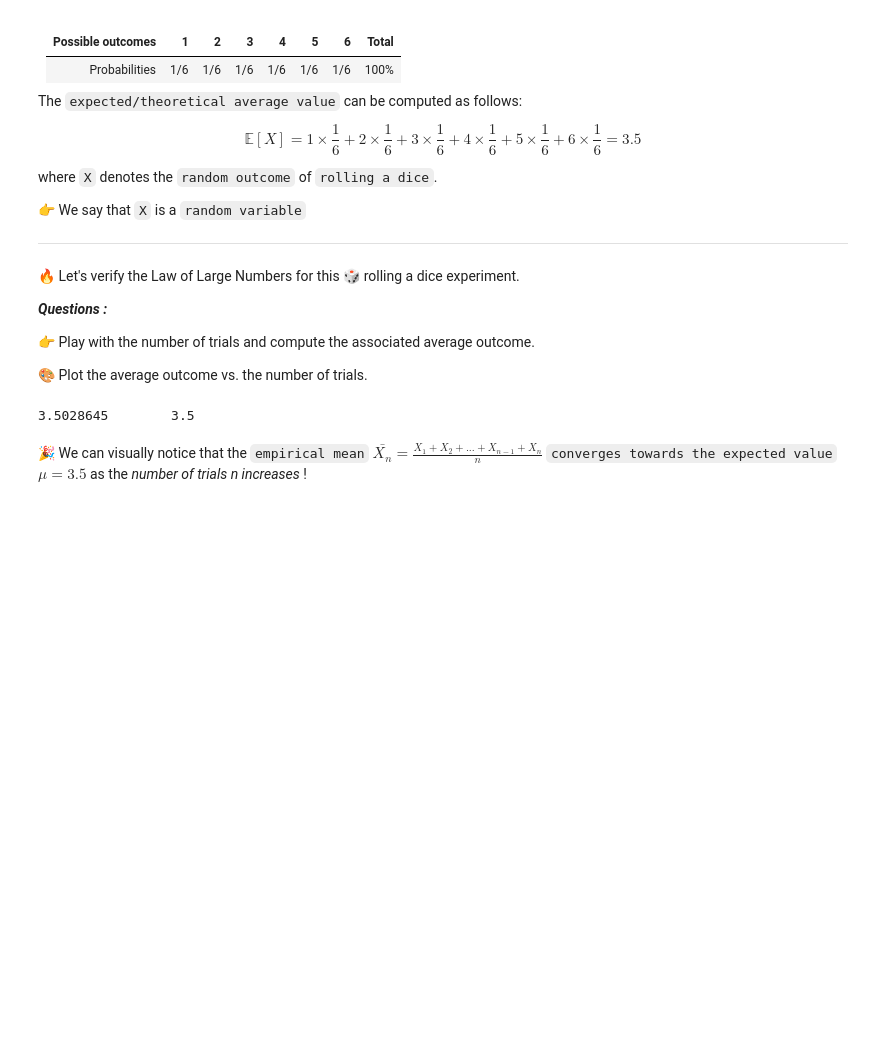
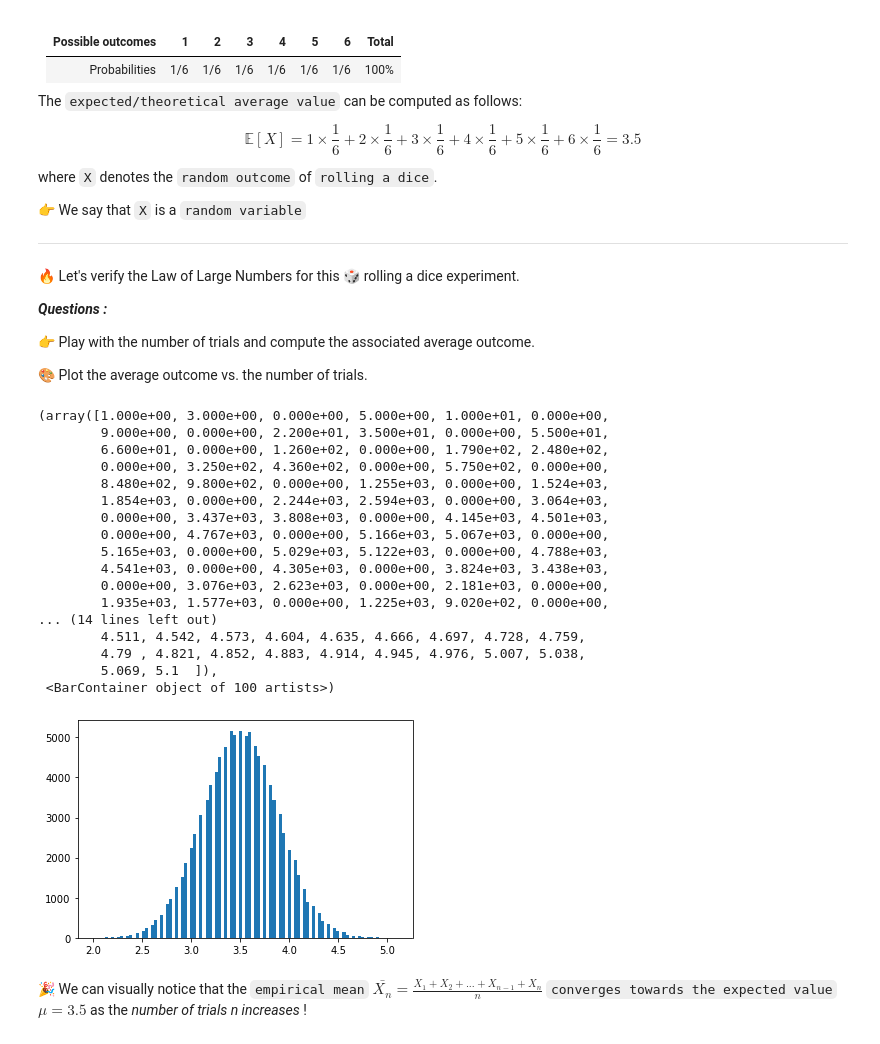
Before and after one commit to brmuloot/Briefs_5, a Jupyter notebook: law_of_large_numbers.ipynb, the cells around one changed output. Saved outputs shown, nothing was run; the diff lists cells and outputs as text; code cells hidden in the pictures; folded sections open; blank space fills up the shorter version.

Commit message:
ajout du plot

```diff
--- a/law_of_large_numbers.ipynb
+++ b/law_of_large_numbers.ipynb
@@ -78,11 +78,33 @@ where `X` denotes the `random outcome` of `rolling a dice`.
 🎨 Plot the average outcome vs. the number of trials.
 # %%
 # YOUR CODE HERE
-outcomes = np.random.randint(1,6+1,size=2000000)
-average_outcome = sum(outcomes) / len(outcomes)
-print(average_outcome,"\t", expected_value)
+n=100000
+
+average_outcome = []
+for i in range (1,n):
+    outcomes = np.random.randint(1,6+1,size=20)
+    average_outcome.append(sum(outcomes) / len(outcomes))
+
+plt.hist(average_outcome,bins=100)
 # %% [output]
-3.5028645        3.5
+(array([1.000e+00, 3.000e+00, 0.000e+00, 5.000e+00, 1.000e+01, 0.000e+00,
+        9.000e+00, 0.000e+00, 2.200e+01, 3.500e+01, 0.000e+00, 5.500e+01,
+        6.600e+01, 0.000e+00, 1.260e+02, 0.000e+00, 1.790e+02, 2.480e+02,
+        0.000e+00, 3.250e+02, 4.360e+02, 0.000e+00, 5.750e+02, 0.000e+00,
+        8.480e+02, 9.800e+02, 0.000e+00, 1.255e+03, 0.000e+00, 1.524e+03,
+        1.854e+03, 0.000e+00, 2.244e+03, 2.594e+03, 0.000e+00, 3.064e+03,
+        0.000e+00, 3.437e+03, 3.808e+03, 0.000e+00, 4.145e+03, 4.501e+03,
+        0.000e+00, 4.767e+03, 0.000e+00, 5.166e+03, 5.067e+03, 0.000e+00,
+        5.165e+03, 0.000e+00, 5.029e+03, 5.122e+03, 0.000e+00, 4.788e+03,
+        4.541e+03, 0.000e+00, 4.305e+03, 0.000e+00, 3.824e+03, 3.438e+03,
+        0.000e+00, 3.076e+03, 2.623e+03, 0.000e+00, 2.181e+03, 0.000e+00,
+        1.935e+03, 1.577e+03, 0.000e+00, 1.225e+03, 9.020e+02, 0.000e+00,
+... (14 lines left out)
+        4.511, 4.542, 4.573, 4.604, 4.635, 4.666, 4.697, 4.728, 4.759,
+        4.79 , 4.821, 4.852, 4.883, 4.914, 4.945, 4.976, 5.007, 5.038,
+        5.069, 5.1  ]),
+ <BarContainer object of 100 artists>)
+[figure, added]
 # %% [markdown]
 🎉 We can visually notice that the `empirical mean` $ \bar{X_n} = \frac{X_1 + X_2 + ... + X_{n-1} + X_n}{n}$ `converges towards the expected value` $ \mu = 3.5 $ as the *number of trials n increases* !
 # %% [markdown]
```
Also changed, not shown: parts of 4 cells of this notebook.
